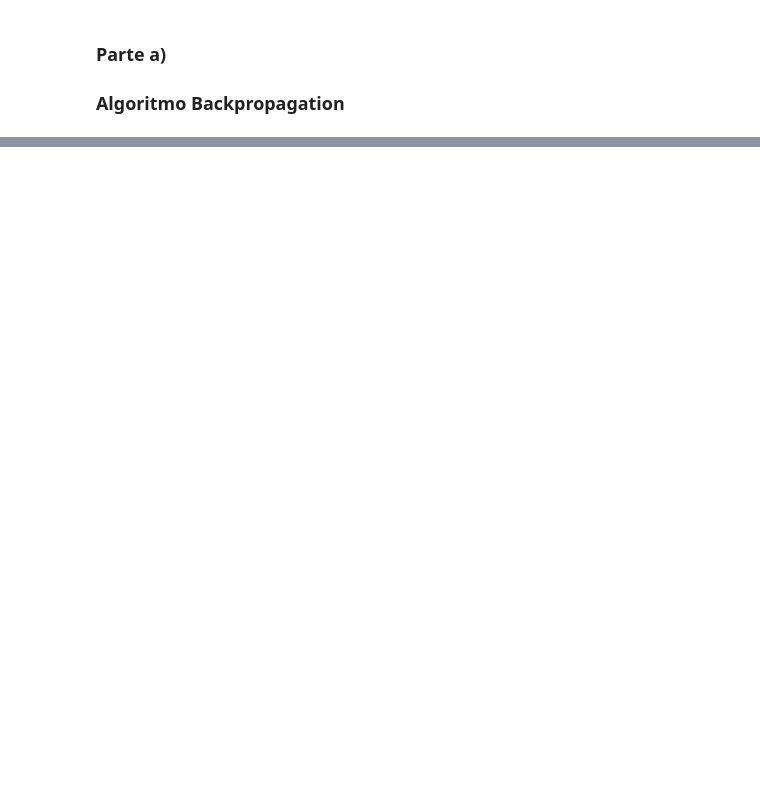
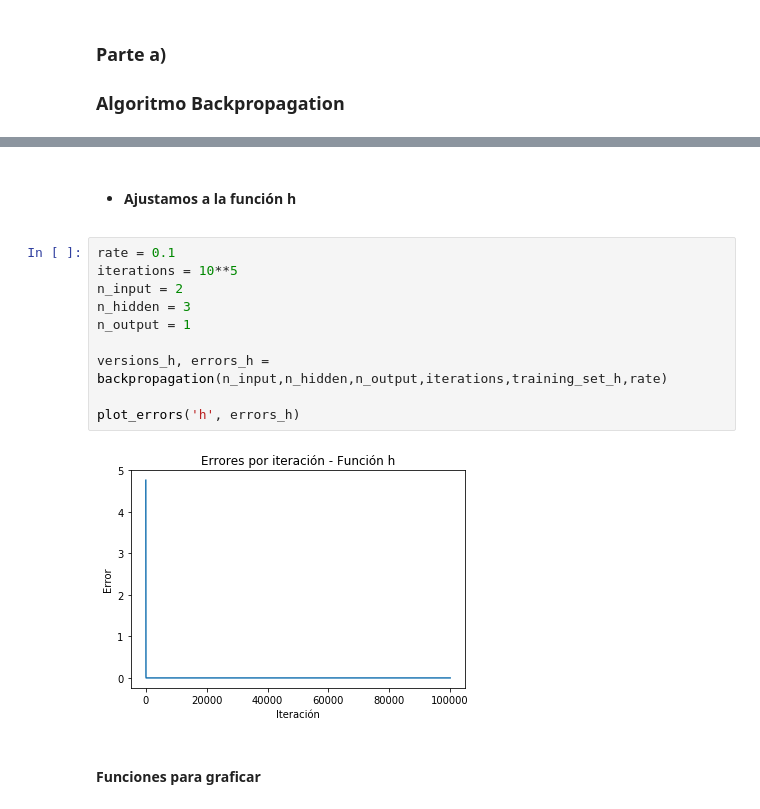
Before and after one commit to e567713/Laboratorios_MAA, a Jupyter notebook: Laboratorio_5/artificial_neural_network.ipynb, the cells around one changed output, grey strips where cells are left out. Drawn from its saved outputs; the diff is of its cells as text; blank space fills up the shorter version.

```diff
--- a/Laboratorio_5/artificial_neural_network.ipynb
+++ b/Laboratorio_5/artificial_neural_network.ipynb
@@ -148,0 +202,16 @@ AttributeError: type object 'ANN' has no attribute 'output_layer'
+# %% [markdown]
+- #### Ajustamos a la función h
+# %%
+rate = 0.1
+iterations = 10**5
+n_input = 2
+n_hidden = 3
+n_output = 1
+
+versions_h, errors_h = backpropagation(n_input,n_hidden,n_output,iterations,training_set_h,rate)
+
+plot_errors('h', errors_h)
+# %% [output]
+[figure, added]
+# %% [markdown]
+#### Funciones para graficar
```
Also changed, not shown: parts of 13 cells of this notebook.
